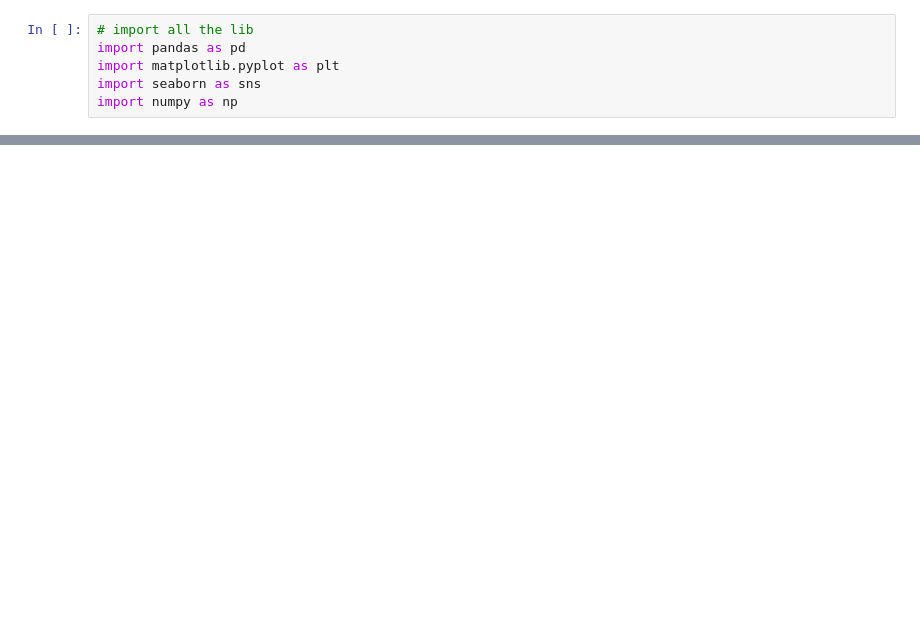
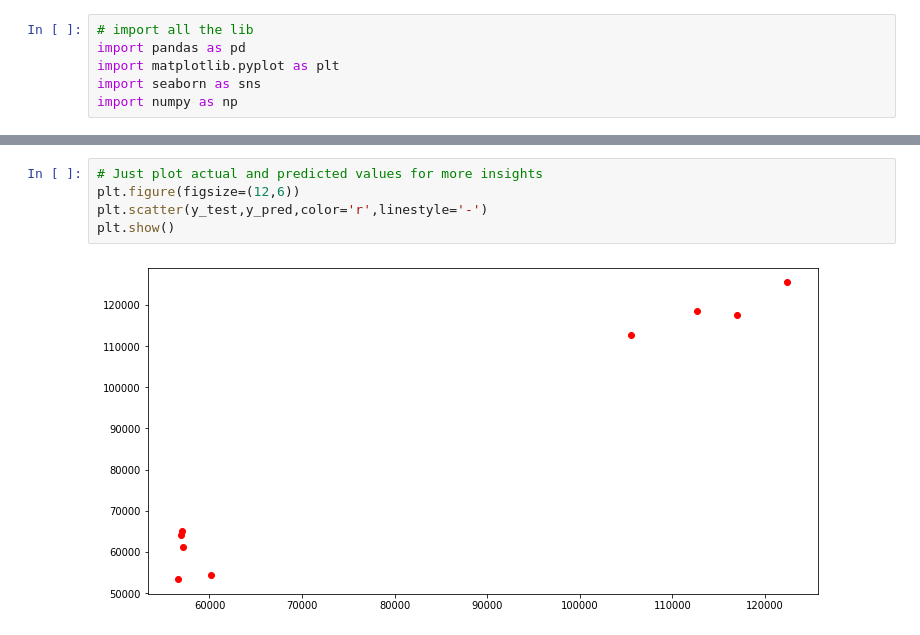
Before and after one commit to azizAbdennebi/huawei-ML_workshop, a Jupyter notebook: tp2/notebook482b5f3da4.ipynb, the cells around one changed output, grey strips where cells are left out. Drawn from its saved outputs; the diff is of its cells as text; blank space fills up the shorter version.

```diff
--- a/tp2/notebook482b5f3da4.ipynb
+++ b/tp2/notebook482b5f3da4.ipynb
@@ -45,0 +126,7 @@ y.head()
+# %%
+# Just plot actual and predicted values for more insights
+plt.figure(figsize=(12,6))
+plt.scatter(y_test,y_pred,color='r',linestyle='-')
+plt.show()
+# %% [output]
+[figure, added]
```
Also changed, not shown: parts of 20 cells of this notebook.
